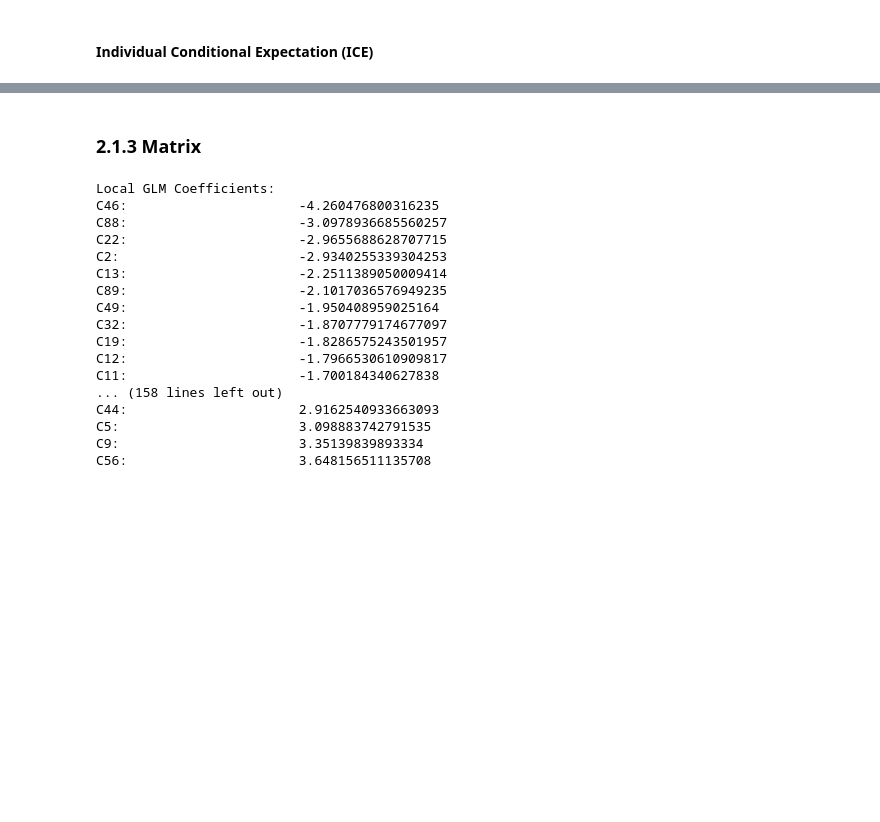
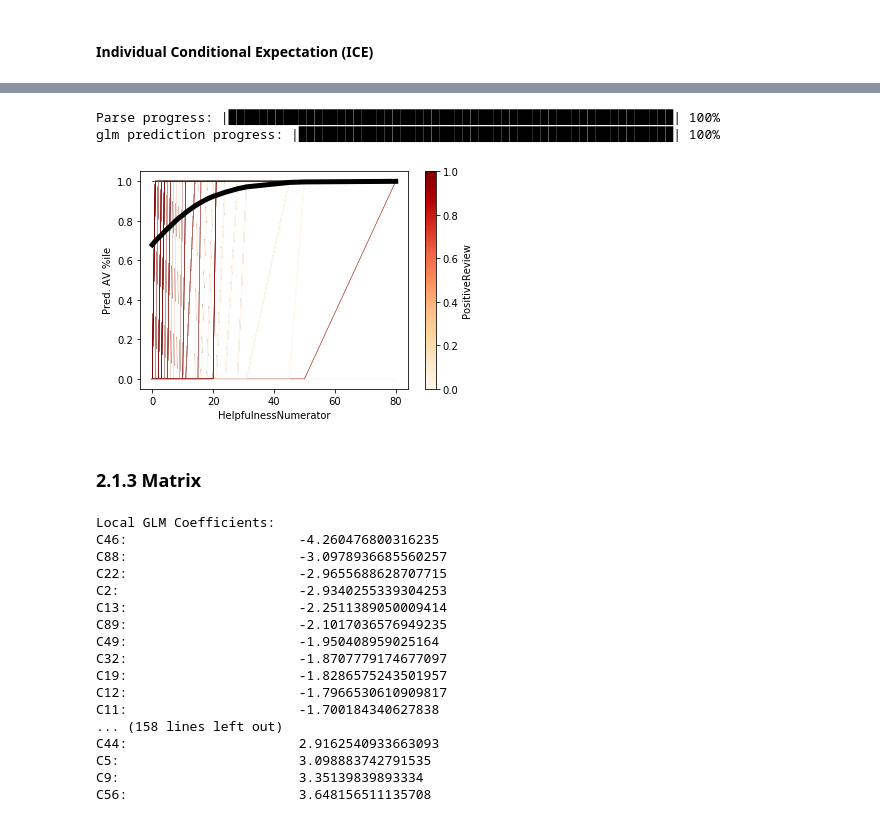
Before and after one commit to MandyMY/AI-Addin, a Jupyter notebook: Final Project.ipynb, the cells around one changed output, grey strips where cells are left out. Cells and saved outputs as stored; diff of their text form; code cells hidden in the pictures; blank space fills up the shorter version.

```diff
--- a/Final Project.ipynb
+++ b/Final Project.ipynb
@@ -533,3 +283,25 @@ plot_par_dep_ICE('HelpfulnessNumerator', par_dep_HelpfulnessNumerator)
+# %%
+ext_test_s = ext_test_new.drop([2, 6, 9])
+# %%
+from ice import ice, ice_plot
+HelpfulnessNumerator_ice_df = ice(data=ext_test_s, column='HelpfulnessNumerator',
+                   model=local_glm_plus)
+# %% [output]
+Parse progress: |█████████████████████████████████████████████████████████| 100%
+glm prediction progress: |████████████████████████████████████████████████| 100%
+# %%
+ice_plot(HelpfulnessNumerator_ice_df, linewidth=0.5, color_by='PositiveReview', cmap=plt.get_cmap('OrRd'),
+        plot_pdp=True, pdp_kwargs={'c': 'k', 'linewidth': 5})
+wt_vals = HelpfulnessNumerator_ice_df.columns.get_level_values('PositiveReview').values
+sm = plt.cm.ScalarMappable(cmap=plt.get_cmap('OrRd'),
+                           norm=plt.Normalize(vmin=wt_vals.min(),
+                                              vmax=wt_vals.max()))
+sm._A = []
+plt.colorbar(sm, label='PositiveReview')
+plt.ylabel('Pred. AV %ile')
+plt.xlabel('HelpfulnessNumerator');
+# %% [output]
+[figure, added]
 # %% [markdown]
 ### 2.1.3 Matrix
 # %%
```
Also changed, not shown: parts of 35 cells of this notebook, 2 other files.
